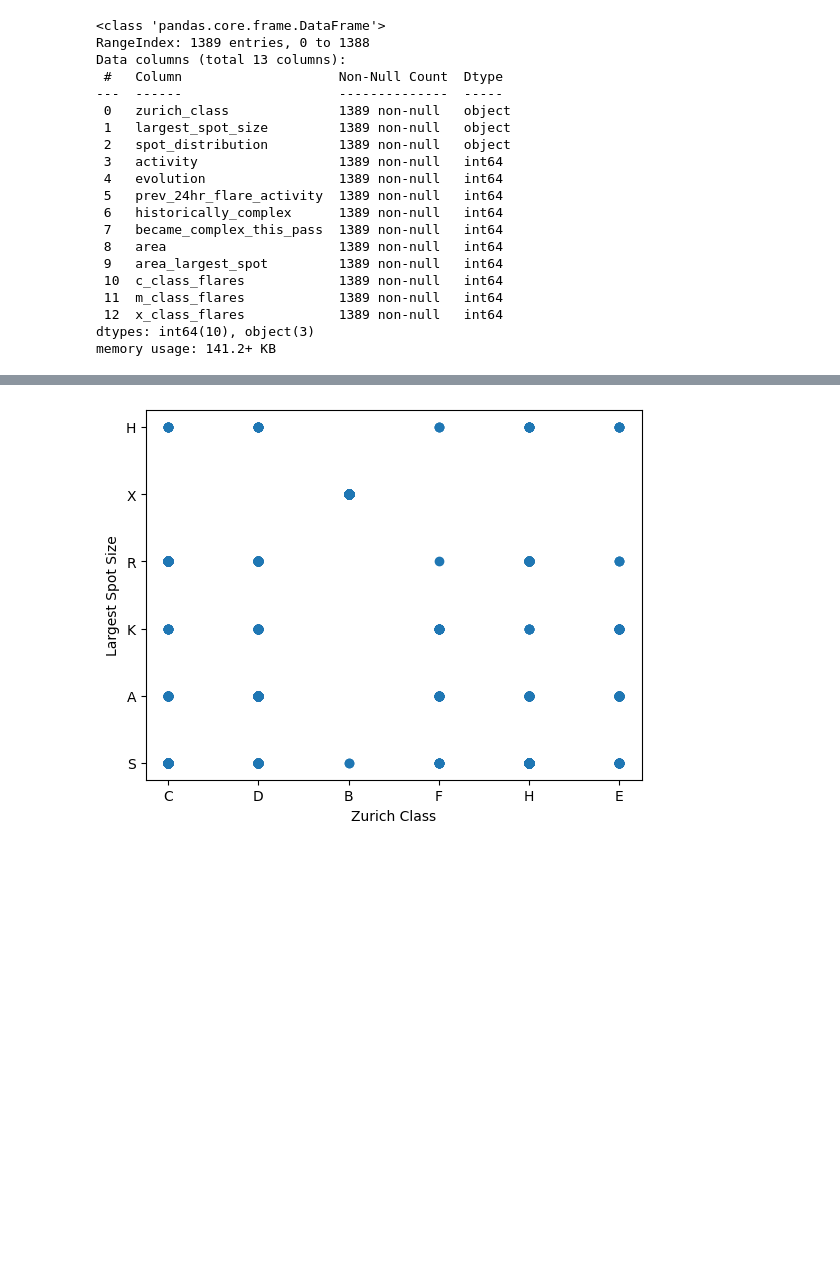
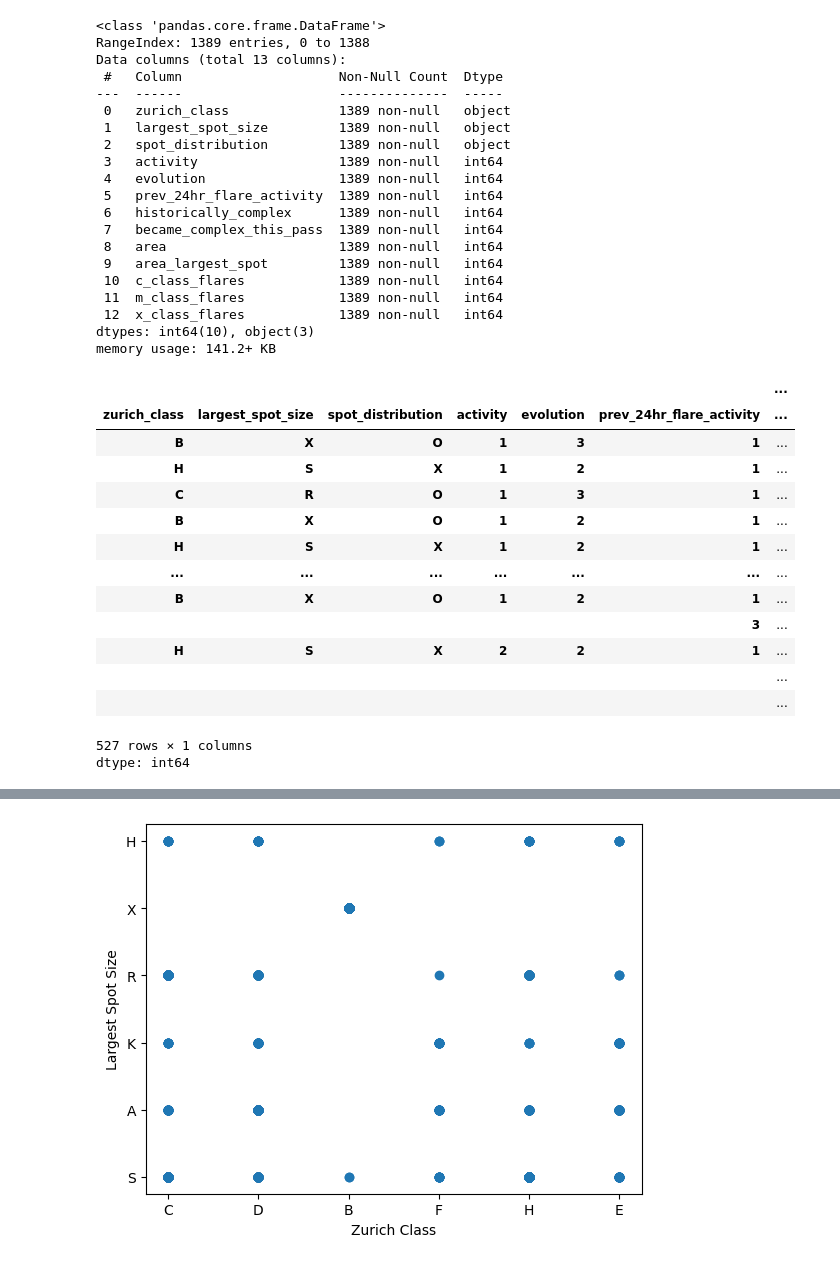
Before and after one commit to nollamae7-spec/DSRSP-Solar-Flares, a Jupyter notebook: DSHRP_Solar_Flares.ipynb, the cells around one changed output, grey strips where cells are left out. Drawn from its saved outputs; the diff is of its cells as text; code cells hidden in the pictures; blank space fills up the shorter version.

```diff
--- a/DSHRP_Solar_Flares.ipynb
+++ b/DSHRP_Solar_Flares.ipynb
@@ -179,4 +179,22 @@ Data columns (total 13 columns):
  12  x_class_flares            1389 non-null   int64
 dtypes: int64(10), object(3)
 memory usage: 141.2+ KB
+# %%
+df.value_counts()
+# %% [output]
+|  |  |  |  |  |  | ... |
+| zurich_class | largest_spot_size | spot_distribution | activity | evolution | prev_24hr_flare_activity | ... |
+| B | X | O | 1 | 3 | 1 | ... |
+| H | S | X | 1 | 2 | 1 | ... |
+| C | R | O | 1 | 3 | 1 | ... |
+| B | X | O | 1 | 2 | 1 | ... |
+| H | S | X | 1 | 2 | 1 | ... |
+| ... | ... | ... | ... | ... | ... | ... |
+| B | X | O | 1 | 2 | 1 | ... |
+|  |  |  |  |  | 3 | ... |
+| H | S | X | 2 | 2 | 1 | ... |
+|  |  |  |  |  |  | ... |
+|  |  |  |  |  |  | ... |
+527 rows × 1 columns
+dtype: int64
 # %%
```
Also changed, not shown: parts of 5 cells of this notebook.
